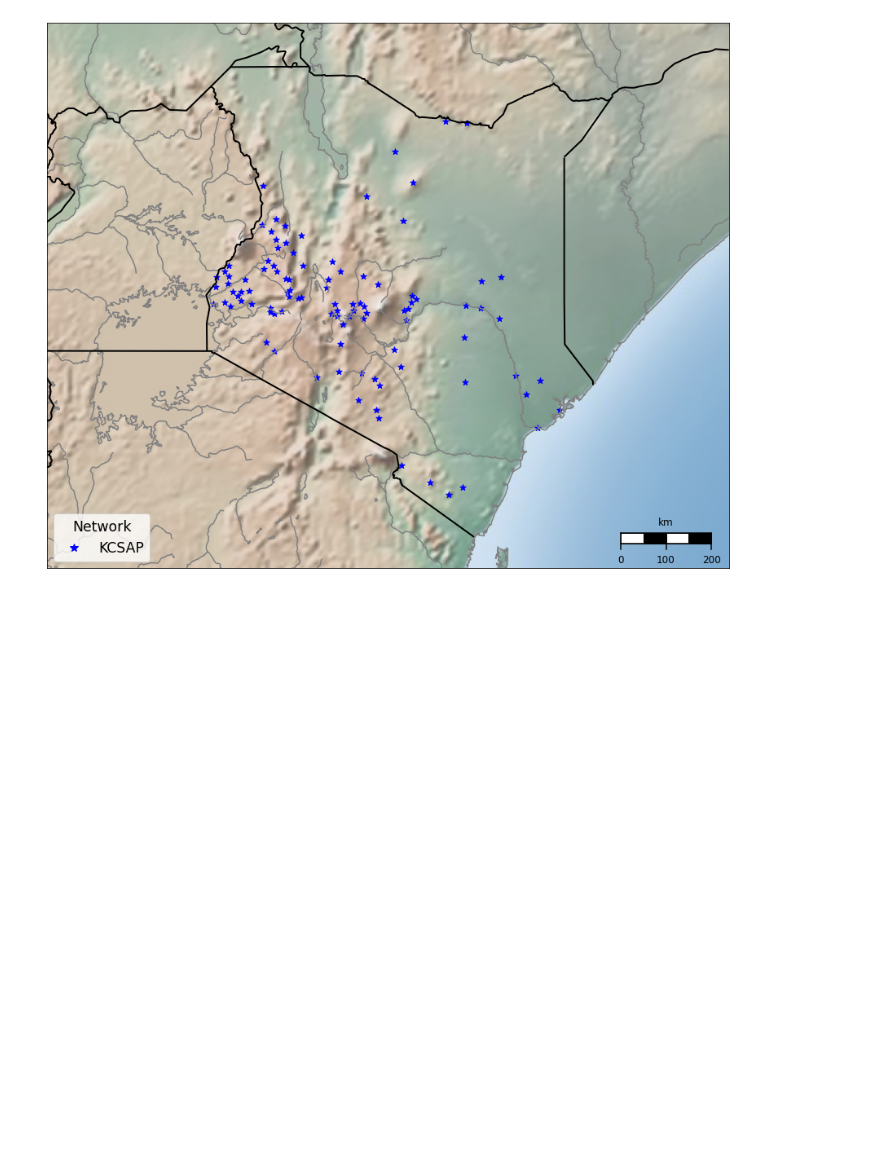
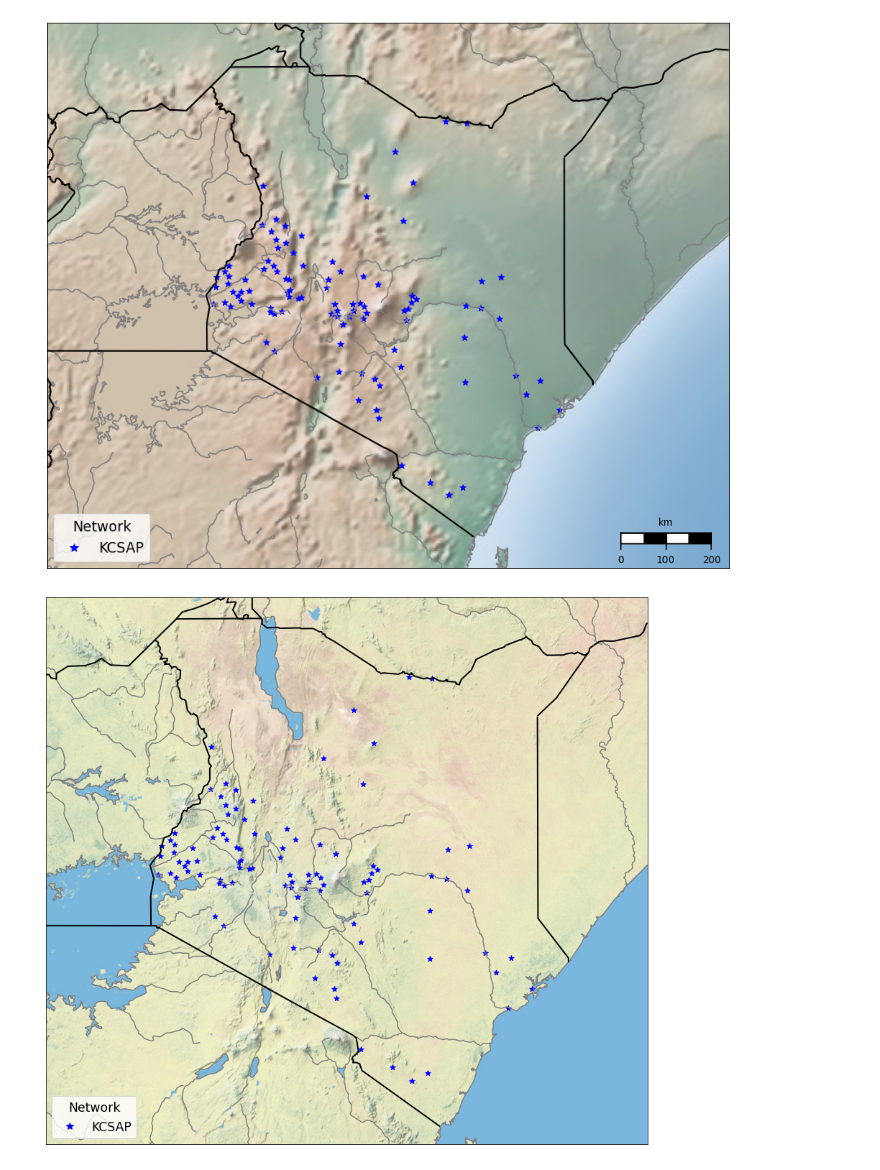
Before and after one commit to sdanioth/plot_map, a Jupyter notebook: test_map.ipynb, the cells around one changed output. Drawn from its saved outputs; the diff is of its cells as text; code cells hidden in the pictures; blank space fills up the shorter version.

```diff
--- a/test_map.ipynb
+++ b/test_map.ipynb
@@ -48,3 +49,63 @@ plt.legend(handles=[KCSAP], loc=3, title="Network", title_fontsize="xx-large", l
 plt.savefig("/home/sdanioth/Documents/git/plot_map/plots/test_plot.pdf", bbox_inches='tight')
 # %% [output]
 [figure]
+# %%
+# Other backgrounds: from https://rkiuchir.medium.com/20-background-image-in-python-basemap-using-arcgis-api-78c0d12b93be
+
+map_list = ['World_Shaded_Relief',          # 0
+    'World_Terrain_Base',                   # 1
+    'Elevation/World_Hillshade',            # 2
+    'Elevation/World_Hillshade_Dark',       # 3
+    'NGS_Topo_US_2D',                       # 4
+    'USA_Topo_Maps',                        # 5
+    'World_Physical_Map',                   # 6
+    'Ocean/World_Ocean_Base',               # 7
+    'ESRI_Imagery_World_2D',                # 8
+    'World_Imagery',                        # 9
+    'World_Topo_Map',                       # 10
+    'World_Street_Map',                     # 11
+    'ESRI_StreetMap_World_2D',              # 12
+    'NatGeo_World_Map',                     # 13
+    'Specialty/DeLorme_World_Base_Map',     # 14
+    'Specialty/World_Navigation_Charts',    # 15
+    'Canvas/World_Light_Gray_Base',         # 16
+    'Canvas/World_Dark_Gray_Base',          # 17
+    'Reference/World_Transportation',       # 18
+    'Reference/World_Reference_Overlay'     # 19
+]
+
+def draw_arcgisimage(map, map_list, resolution):
+    map.arcgisimage(server="http://server.arcgisonline.com/ArcGIS",service=map_list, xpixels = resolution, verbose= False)
+
+fig = plt.figure(figsize=(15, 15))
+
+lonmin = 32
+lonmax = 43
+latmin = -5
+latmax = 5
+
+map = Basemap(resolution='i',projection='cyl',
+              llcrnrlon=lonmin,llcrnrlat=latmin,urcrnrlon=lonmax,urcrnrlat=latmax)
+
+resolution = 1500
+# good backgrounds: 0, 1, 2, 6, 10, 11, 13, 14
+draw_arcgisimage(map, map_list[6], resolution)
+
+# edith background
+map.drawcoastlines(color='grey', linewidth=1.5)
+map.drawrivers(color='grey', linewidth=1.5)
+map.drawcountries(color='black', linewidth=2)
+
+
+# add stations
+map.scatter(lon, lat,latlon=True,c="blue",s=60,marker="*")
+
+# legend
+KCSAP = mlines.Line2D([], [], color='blue', marker='*', linestyle='None',markersize=10, label='KCSAP')
+plt.legend(handles=[KCSAP], loc=3, title="Network", title_fontsize="xx-large", labelcolor="black", fontsize="xx-large")
+
+
+# save plot
+plt.savefig("/home/sdanioth/Documents/git/plot_map/plots/test_plot2.pdf", bbox_inches='tight')
+# %% [output]
+[figure, added]
```
Also changed, not shown: parts of 1 cell of this notebook, 2 other files.
